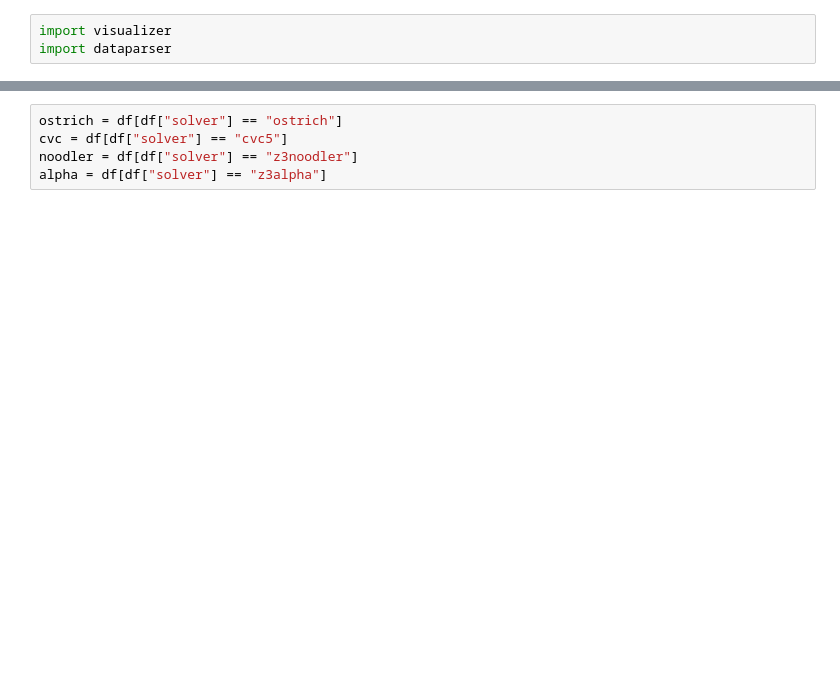
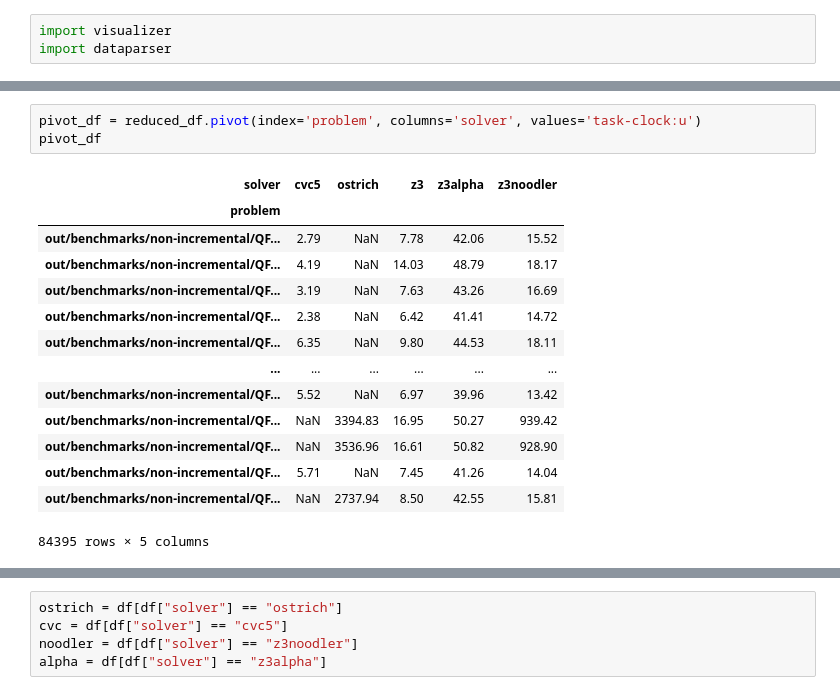
Before and after one commit to DarkVanityOfLight/smt2-string-benchmarks, a Jupyter notebook: analyzer.ipynb, the cells around one changed output, grey strips where cells are left out. Cells and saved outputs as stored; diff of their text form; blank space fills up the shorter version.

```diff
--- a/analyzer.ipynb
+++ b/analyzer.ipynb
@@ -31,0 +35,18 @@ df
+# %%
+pivot_df = reduced_df.pivot(index='problem', columns='solver', values='task-clock:u')
+pivot_df
+# %% [output]
+| solver | cvc5 | ostrich | z3 | z3alpha | z3noodler |
+| problem |  |  |  |  |  |
+| out/benchmarks/non-incremental/QF... | 2.79 | NaN | 7.78 | 42.06 | 15.52 |
+| out/benchmarks/non-incremental/QF... | 4.19 | NaN | 14.03 | 48.79 | 18.17 |
+| out/benchmarks/non-incremental/QF... | 3.19 | NaN | 7.63 | 43.26 | 16.69 |
+| out/benchmarks/non-incremental/QF... | 2.38 | NaN | 6.42 | 41.41 | 14.72 |
+| out/benchmarks/non-incremental/QF... | 6.35 | NaN | 9.80 | 44.53 | 18.11 |
+| ... | ... | ... | ... | ... | ... |
+| out/benchmarks/non-incremental/QF... | 5.52 | NaN | 6.97 | 39.96 | 13.42 |
+| out/benchmarks/non-incremental/QF... | NaN | 3394.83 | 16.95 | 50.27 | 939.42 |
+| out/benchmarks/non-incremental/QF... | NaN | 3536.96 | 16.61 | 50.82 | 928.90 |
+| out/benchmarks/non-incremental/QF... | 5.71 | NaN | 7.45 | 41.26 | 14.04 |
+| out/benchmarks/non-incremental/QF... | NaN | 2737.94 | 8.50 | 42.55 | 15.81 |
+84395 rows × 5 columns
```
Also changed, not shown: parts of 18 cells of this notebook, 1 other file.
